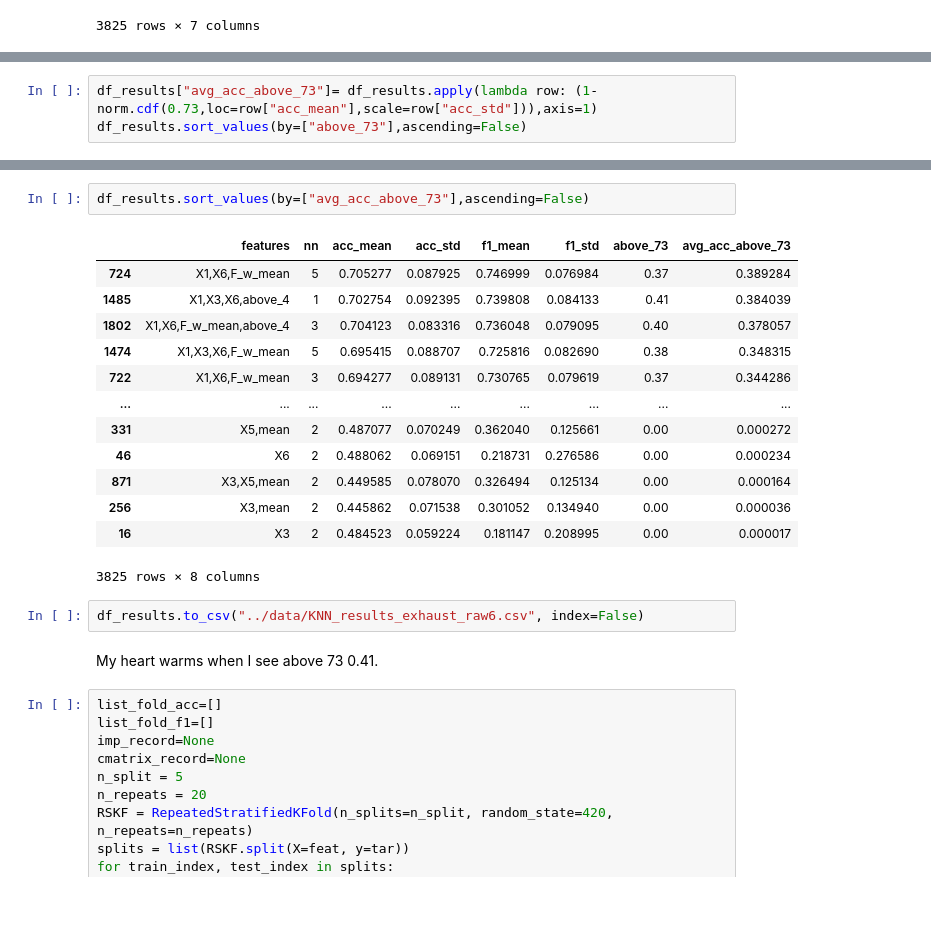
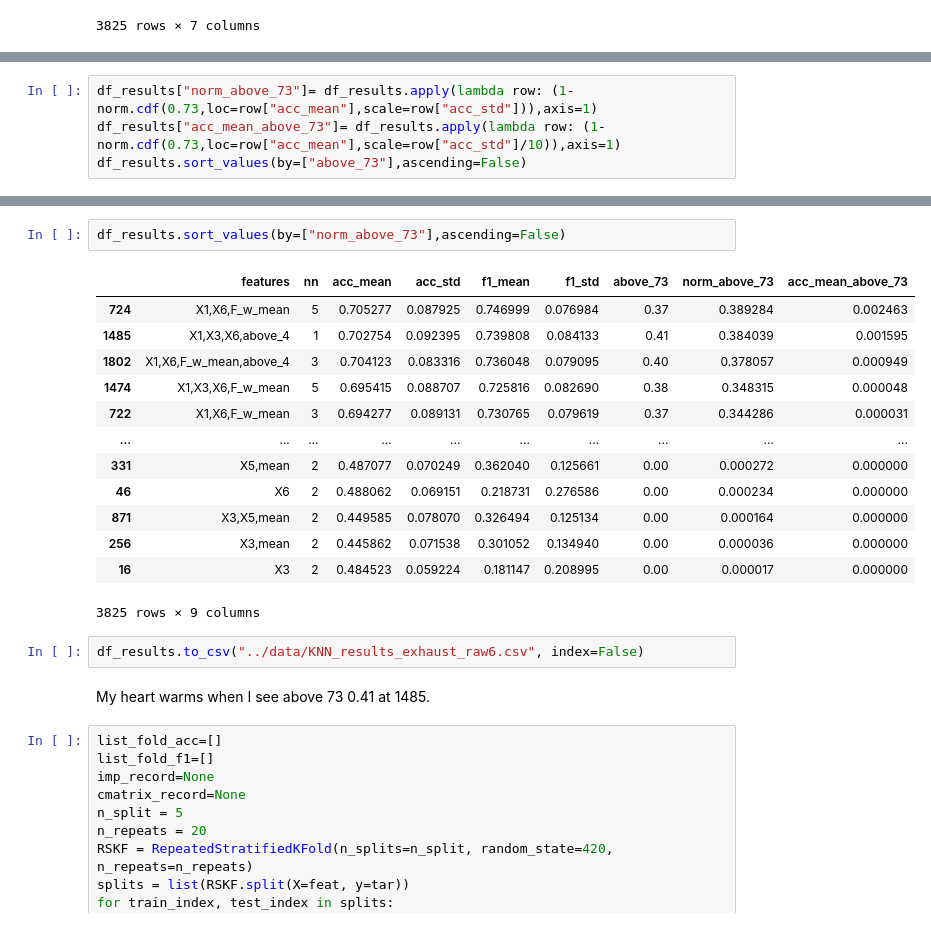
Before and after one commit to YCoeusZ/OAM6GH5slDAHadnQ, a Jupyter notebook: note_books/KNN_and_A_Standdard_Pipeline.ipynb, the cells around one changed output, grey strips where cells are left out. Cells and saved outputs as stored; diff of their text form.

```diff
--- a/note_books/KNN_and_A_Standdard_Pipeline.ipynb
+++ b/note_books/KNN_and_A_Standdard_Pipeline.ipynb
@@ -652,4 +656,5 @@ df_results.sort_values(by=["above_73"],ascending=False)
 # %%
-df_results["avg_acc_above_73"]= df_results.apply(lambda row: (1- norm.cdf(0.73,loc=row["acc_mean"],scale=row["acc_std"])),axis=1)
+df_results["norm_above_73"]= df_results.apply(lambda row: (1- norm.cdf(0.73,loc=row["acc_mean"],scale=row["acc_std"])),axis=1)
+df_results["acc_mean_above_73"]= df_results.apply(lambda row: (1- norm.cdf(0.73,loc=row["acc_mean"],scale=row["acc_std"]/10)),axis=1)
 df_results.sort_values(by=["above_73"],ascending=False)
 # %% [output]
@@ -669,23 +690,23 @@ df_results.sort_values(by=["above_73"],ascending=False)
 # %%
-df_results.sort_values(by=["avg_acc_above_73"],ascending=False)
+df_results.sort_values(by=["norm_above_73"],ascending=False)
 # %% [output]
-|  | features | nn | acc_mean | acc_std | f1_mean | f1_std | above_73 | avg_acc_above_73 |
-| 724 | X1,X6,F_w_mean | 5 | 0.705277 | 0.087925 | 0.746999 | 0.076984 | 0.37 | 0.389284 |
-| 1485 | X1,X3,X6,above_4 | 1 | 0.702754 | 0.092395 | 0.739808 | 0.084133 | 0.41 | 0.384039 |
-| 1802 | X1,X6,F_w_mean,above_4 | 3 | 0.704123 | 0.083316 | 0.736048 | 0.079095 | 0.40 | 0.378057 |
-| 1474 | X1,X3,X6,F_w_mean | 5 | 0.695415 | 0.088707 | 0.725816 | 0.082690 | 0.38 | 0.348315 |
-| 722 | X1,X6,F_w_mean | 3 | 0.694277 | 0.089131 | 0.730765 | 0.079619 | 0.37 | 0.344286 |
-| ... | ... | ... | ... | ... | ... | ... | ... | ... |
-| 331 | X5,mean | 2 | 0.487077 | 0.070249 | 0.362040 | 0.125661 | 0.00 | 0.000272 |
-| 46 | X6 | 2 | 0.488062 | 0.069151 | 0.218731 | 0.276586 | 0.00 | 0.000234 |
-| 871 | X3,X5,mean | 2 | 0.449585 | 0.078070 | 0.326494 | 0.125134 | 0.00 | 0.000164 |
-| 256 | X3,mean | 2 | 0.445862 | 0.071538 | 0.301052 | 0.134940 | 0.00 | 0.000036 |
-| 16 | X3 | 2 | 0.484523 | 0.059224 | 0.181147 | 0.208995 | 0.00 | 0.000017 |
+|  | features | nn | acc_mean | acc_std | f1_mean | f1_std | above_73 | norm_above_73 | acc_mean_above_73 |
+| 724 | X1,X6,F_w_mean | 5 | 0.705277 | 0.087925 | 0.746999 | 0.076984 | 0.37 | 0.389284 | 0.002463 |
+| 1485 | X1,X3,X6,above_4 | 1 | 0.702754 | 0.092395 | 0.739808 | 0.084133 | 0.41 | 0.384039 | 0.001595 |
+| 1802 | X1,X6,F_w_mean,above_4 | 3 | 0.704123 | 0.083316 | 0.736048 | 0.079095 | 0.40 | 0.378057 | 0.000949 |
+| 1474 | X1,X3,X6,F_w_mean | 5 | 0.695415 | 0.088707 | 0.725816 | 0.082690 | 0.38 | 0.348315 | 0.000048 |
+| 722 | X1,X6,F_w_mean | 3 | 0.694277 | 0.089131 | 0.730765 | 0.079619 | 0.37 | 0.344286 | 0.000031 |
+| ... | ... | ... | ... | ... | ... | ... | ... | ... | ... |
+| 331 | X5,mean | 2 | 0.487077 | 0.070249 | 0.362040 | 0.125661 | 0.00 | 0.000272 | 0.000000 |
+| 46 | X6 | 2 | 0.488062 | 0.069151 | 0.218731 | 0.276586 | 0.00 | 0.000234 | 0.000000 |
+| 871 | X3,X5,mean | 2 | 0.449585 | 0.078070 | 0.326494 | 0.125134 | 0.00 | 0.000164 | 0.000000 |
+| 256 | X3,mean | 2 | 0.445862 | 0.071538 | 0.301052 | 0.134940 | 0.00 | 0.000036 | 0.000000 |
+| 16 | X3 | 2 | 0.484523 | 0.059224 | 0.181147 | 0.208995 | 0.00 | 0.000017 | 0.000000 |
-3825 rows × 8 columns
+3825 rows × 9 columns
 # %%
 df_results.to_csv("../data/KNN_results_exhaust_raw6.csv", index=False)
 # %% [markdown]
-My heart warms when I see above 73 0.41.
+My heart warms when I see above 73 0.41 at 1485.
 # %%
 list_fold_acc=[]
 list_fold_f1=[]
```
Also changed, not shown: parts of 13 cells of this notebook, 1 other file.
